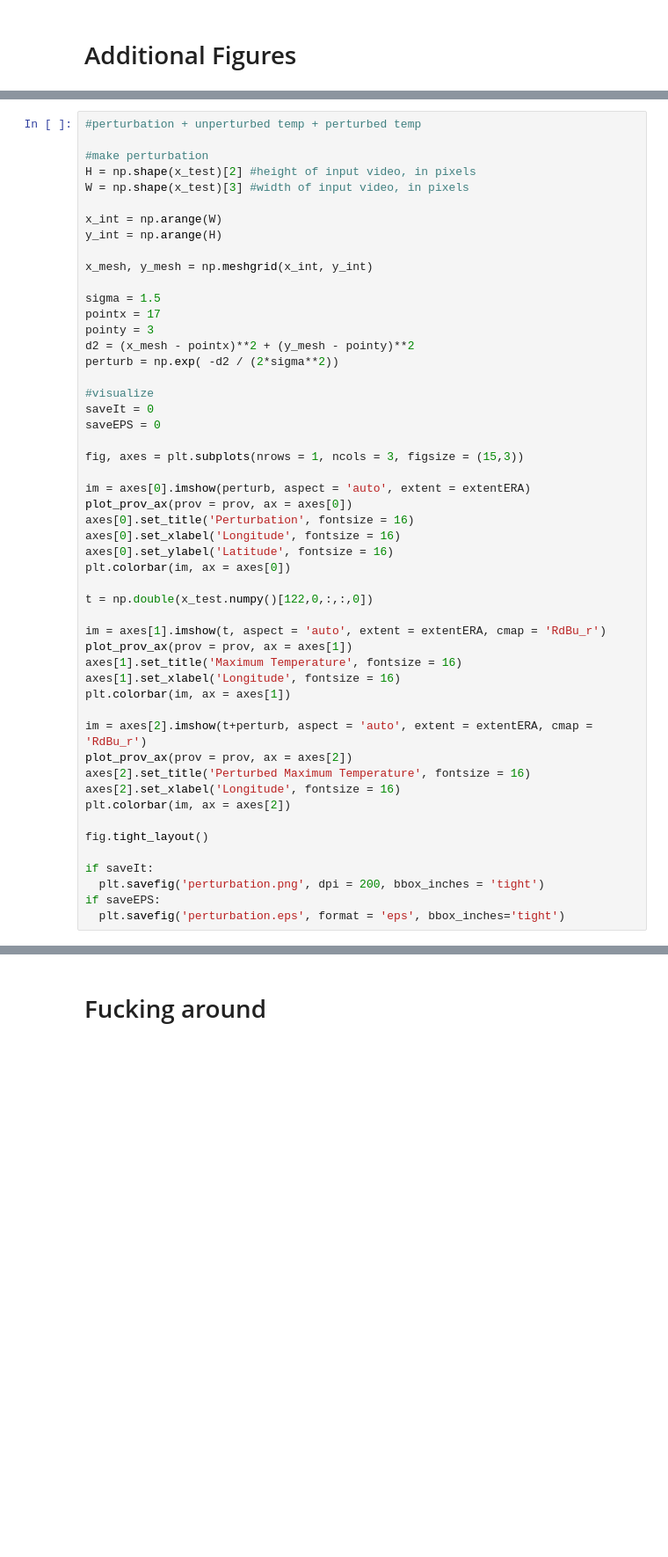
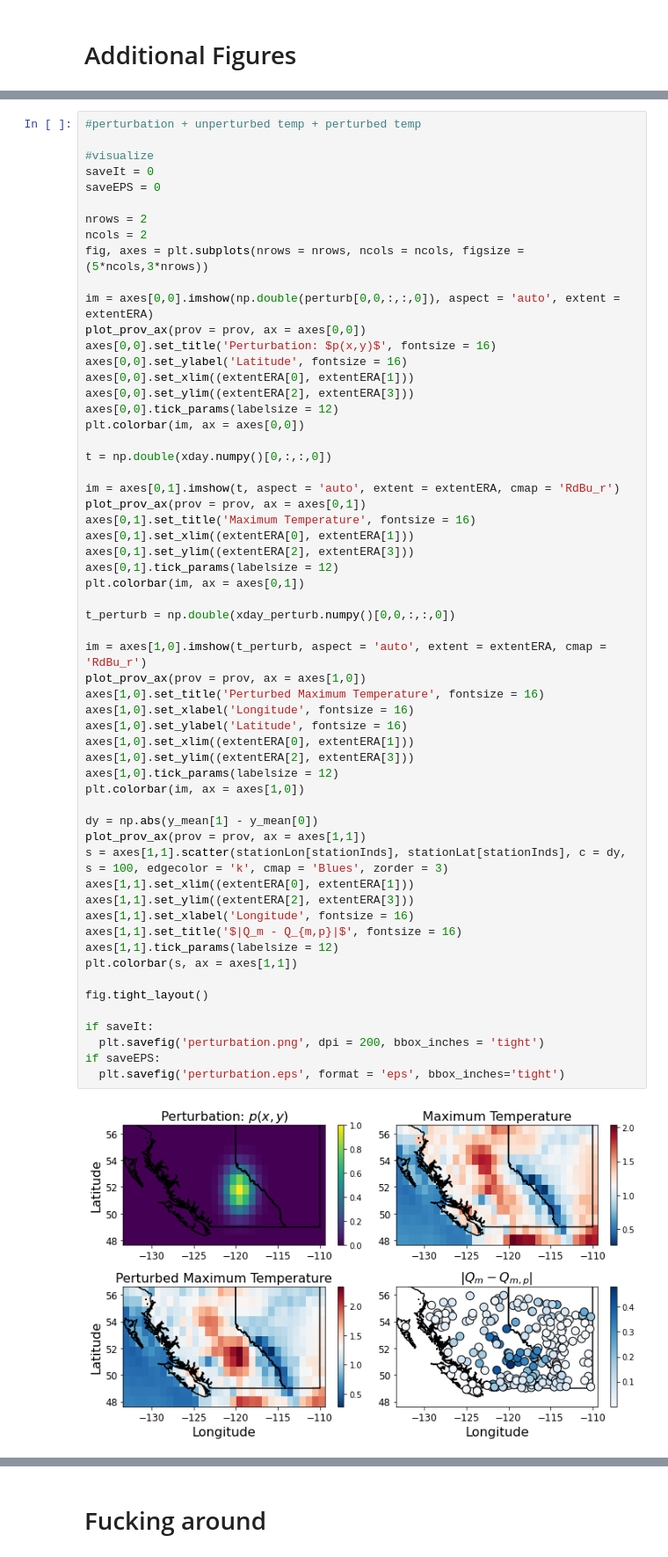
Before and after one commit to andersonsam/cnn_lstm_era, a Jupyter notebook: main_publish.ipynb, the cells around one changed output, grey strips where cells are left out. Shown at 88% size. Cells and saved outputs as stored; diff of their text form; blank space fills up the shorter version.

Commit message:
perturb figure: added |Q - Q_p|

```diff
--- a/main_publish.ipynb
+++ b/main_publish.ipynb
@@ -2944,51 +3021,60 @@ if saveFiles:
 # %%
 #perturbation + unperturbed temp + perturbed temp
-
-#make perturbation
-H = np.shape(x_test)[2] #height of input video, in pixels
-W = np.shape(x_test)[3] #width of input video, in pixels
-
-x_int = np.arange(W)
-y_int = np.arange(H)
-
-x_mesh, y_mesh = np.meshgrid(x_int, y_int)
-
-sigma = 1.5
-pointx = 17
-pointy = 3
-d2 = (x_mesh - pointx)**2 + (y_mesh - pointy)**2
-perturb = np.exp( -d2 / (2*sigma**2))
 
 #visualize
 saveIt = 0
 saveEPS = 0
 
-fig, axes = plt.subplots(nrows = 1, ncols = 3, figsize = (15,3))
+nrows = 2
+ncols = 2
+fig, axes = plt.subplots(nrows = nrows, ncols = ncols, figsize = (5*ncols,3*nrows))
 
-im = axes[0].imshow(perturb, aspect = 'auto', extent = extentERA)
-plot_prov_ax(prov = prov, ax = axes[0])
-axes[0].set_title('Perturbation', fontsize = 16)
-axes[0].set_xlabel('Longitude', fontsize = 16)
-axes[0].set_ylabel('Latitude', fontsize = 16)
-plt.colorbar(im, ax = axes[0])
+im = axes[0,0].imshow(np.double(perturb[0,0,:,:,0]), aspect = 'auto', extent = extentERA)
+plot_prov_ax(prov = prov, ax = axes[0,0])
+axes[0,0].set_title('Perturbation: $p(x,y)$', fontsize = 16)
+axes[0,0].set_ylabel('Latitude', fontsize = 16)
+axes[0,0].set_xlim((extentERA[0], extentERA[1]))
+axes[0,0].set_ylim((extentERA[2], extentERA[3]))
+axes[0,0].tick_params(labelsize = 12)
+plt.colorbar(im, ax = axes[0,0])
 
-t = np.double(x_test.numpy()[122,0,:,:,0])
+t = np.double(xday.numpy()[0,:,:,0])
 
-im = axes[1].imshow(t, aspect = 'auto', extent = extentERA, cmap = 'RdBu_r')
-plot_prov_ax(prov = prov, ax = axes[1])
-axes[1].set_title('Maximum Temperature', fontsize = 16)
-axes[1].set_xlabel('Longitude', fontsize = 16)
-plt.colorbar(im, ax = axes[1])
+im = axes[0,1].imshow(t, aspect = 'auto', extent = extentERA, cmap = 'RdBu_r')
+plot_prov_ax(prov = prov, ax = axes[0,1])
+axes[0,1].set_title('Maximum Temperature', fontsize = 16)
+axes[0,1].set_xlim((extentERA[0], extentERA[1]))
+axes[0,1].set_ylim((extentERA[2], extentERA[3]))
+axes[0,1].tick_params(labelsize = 12)
+plt.colorbar(im, ax = axes[0,1])
 
-im = axes[2].imshow(t+perturb, aspect = 'auto', extent = extentERA, cmap = 'RdBu_r')
-plot_prov_ax(prov = prov, ax = axes[2])
-axes[2].set_title('Perturbed Maximum Temperature', fontsize = 16)
-axes[2].set_xlabel('Longitude', fontsize = 16)
-plt.colorbar(im, ax = axes[2])
+t_perturb = np.double(xday_perturb.numpy()[0,0,:,:,0])
+
+im = axes[1,0].imshow(t_perturb, aspect = 'auto', extent = extentERA, cmap = 'RdBu_r')
+plot_prov_ax(prov = prov, ax = axes[1,0])
+axes[1,0].set_title('Perturbed Maximum Temperature', fontsize = 16)
+axes[1,0].set_xlabel('Longitude', fontsize = 16)
+axes[1,0].set_ylabel('Latitude', fontsize = 16)
+axes[1,0].set_xlim((extentERA[0], extentERA[1]))
+axes[1,0].set_ylim((extentERA[2], extentERA[3]))
+axes[1,0].tick_params(labelsize = 12)
+plt.colorbar(im, ax = axes[1,0])
+
+dy = np.abs(y_mean[1] - y_mean[0])
+plot_prov_ax(prov = prov, ax = axes[1,1])
+s = axes[1,1].scatter(stationLon[stationInds], stationLat[stationInds], c = dy, s = 100, edgecolor = 'k', cmap = 'Blues', zorder = 3)
+axes[1,1].set_xlim((extentERA[0], extentERA[1]))
+axes[1,1].set_ylim((extentERA[2], extentERA[3]))
+axes[1,1].set_xlabel('Longitude', fontsize = 16)
+axes[1,1].set_title('$|Q_m - Q_{m,p}|$', fontsize = 16)
+axes[1,1].tick_params(labelsize = 12)
+plt.colorbar(s, ax = axes[1,1])
 
 fig.tight_layout()
 
 if saveIt:
   plt.savefig('perturbation.png', dpi = 200, bbox_inches = 'tight')
 if saveEPS:
   plt.savefig('perturbation.eps', format = 'eps', bbox_inches='tight')
+# %% [output]
+[figure, added]
```
Also changed, not shown: parts of 4 cells of this notebook.
